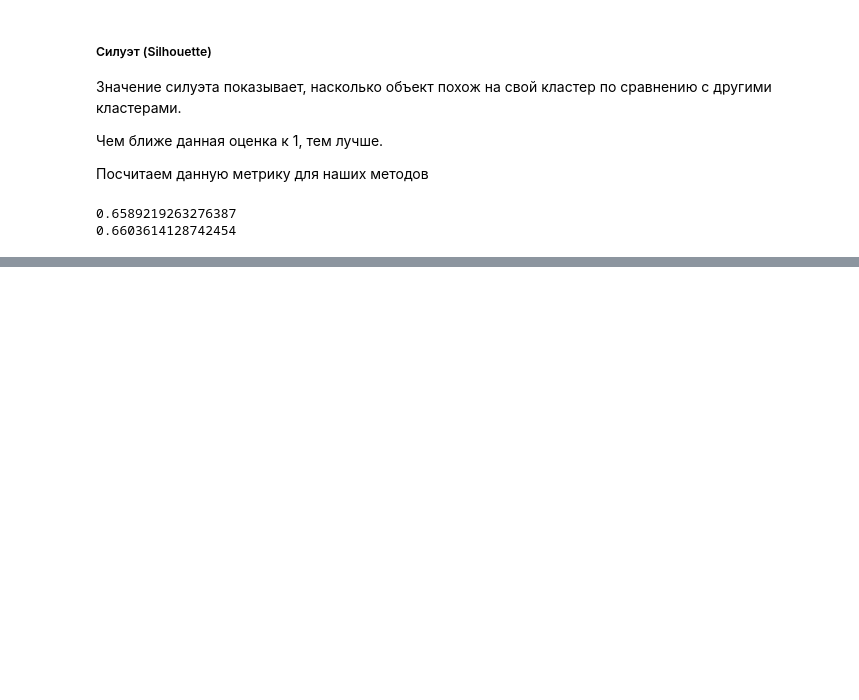
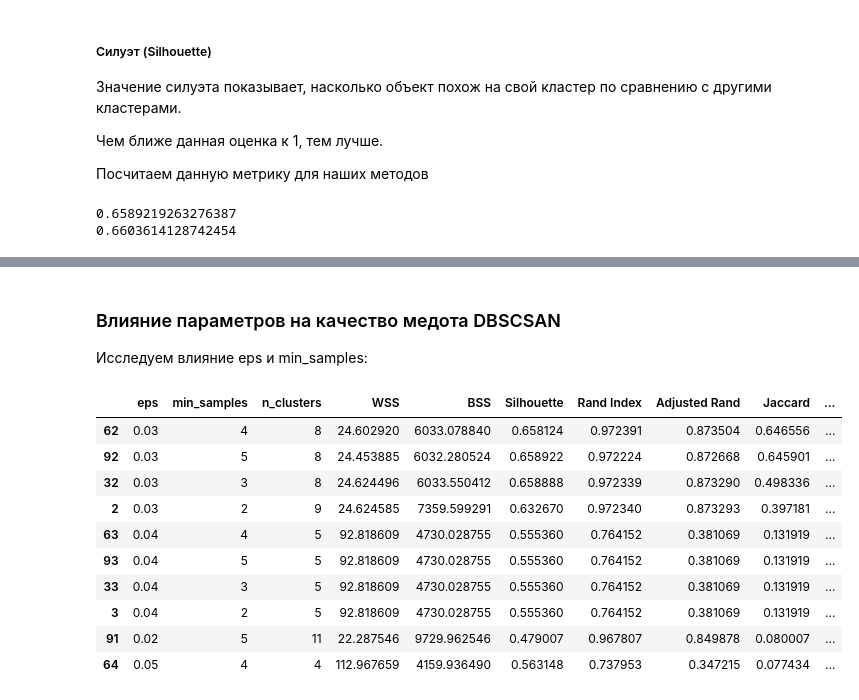
Before and after one commit to ladnodanil/ml1, a Jupyter notebook: laba4.ipynb, the cells around one changed output, grey strips where cells are left out. Drawn from its saved outputs; the diff is of its cells as text; code cells hidden in the pictures; blank space fills up the shorter version.

```diff
--- a/laba4.ipynb
+++ b/laba4.ipynb
@@ -411,0 +539,52 @@ array([[14341558,   450254],
+# %% [markdown]
+### Влияние параметров на качество медота DBSCSAN
+
+Исследуем влияние eps и min_samples:
+# %%
+
+results = []
+
+for min_samples in range(2,6):
+    for eps in range(1,31):
+        eps_val = eps / 100
+        model_db = DBSCAN(eps=eps_val, min_samples=min_samples)
+
+        y_pred = model_db.fit_predict(X_scaled)
+
+        n_clusters = len(set(y_pred)) - (1 if -1 in y_pred else 0)
+
+        wss = cluster_cohesion(X_scaled, y_pred)
+        bss = cluster_separation(X_scaled, y_pred)
+        silhouette = silhouette_score(X_scaled, y_pred)
+        rand = rand_score(y_true, y_pred)
+        ari = adjusted_rand_score(y_true, y_pred)
+        jaccard = jaccard_score(y_true, y_pred, average='macro')
+        fm = fowlkes_mallows_score(y_true, y_pred)
+
+        results.append({
+            'eps': eps_val,
+            'min_samples': min_samples,
+            'n_clusters': n_clusters,
+            'WSS': wss,
+            'BSS': bss,
+            'Silhouette': silhouette,
+            'Rand Index': rand,
+            'Adjusted Rand': ari,
+            'Jaccard': jaccard,
+            'Fowlkes-Mallows': fm
+        })
+
+
+results_df = pd.DataFrame(results)
+# %% [output]
+|  | eps | min_samples | n_clusters | WSS | BSS | Silhouette | Rand Index | Adjusted Rand | Jaccard | ... |
+| 62 | 0.03 | 4 | 8 | 24.602920 | 6033.078840 | 0.658124 | 0.972391 | 0.873504 | 0.646556 | ... |
+| 92 | 0.03 | 5 | 8 | 24.453885 | 6032.280524 | 0.658922 | 0.972224 | 0.872668 | 0.645901 | ... |
+| 32 | 0.03 | 3 | 8 | 24.624496 | 6033.550412 | 0.658888 | 0.972339 | 0.873290 | 0.498336 | ... |
+| 2 | 0.03 | 2 | 9 | 24.624585 | 7359.599291 | 0.632670 | 0.972340 | 0.873293 | 0.397181 | ... |
+| 63 | 0.04 | 4 | 5 | 92.818609 | 4730.028755 | 0.555360 | 0.764152 | 0.381069 | 0.131919 | ... |
+| 93 | 0.04 | 5 | 5 | 92.818609 | 4730.028755 | 0.555360 | 0.764152 | 0.381069 | 0.131919 | ... |
+| 33 | 0.04 | 3 | 5 | 92.818609 | 4730.028755 | 0.555360 | 0.764152 | 0.381069 | 0.131919 | ... |
+| 3 | 0.04 | 2 | 5 | 92.818609 | 4730.028755 | 0.555360 | 0.764152 | 0.381069 | 0.131919 | ... |
+| 91 | 0.02 | 5 | 11 | 22.287546 | 9729.962546 | 0.479007 | 0.967807 | 0.849878 | 0.080007 | ... |
+| 64 | 0.05 | 4 | 4 | 112.967659 | 4159.936490 | 0.563148 | 0.737953 | 0.347215 | 0.077434 | ... |
```
Also changed, not shown: parts of 16 cells of this notebook.
